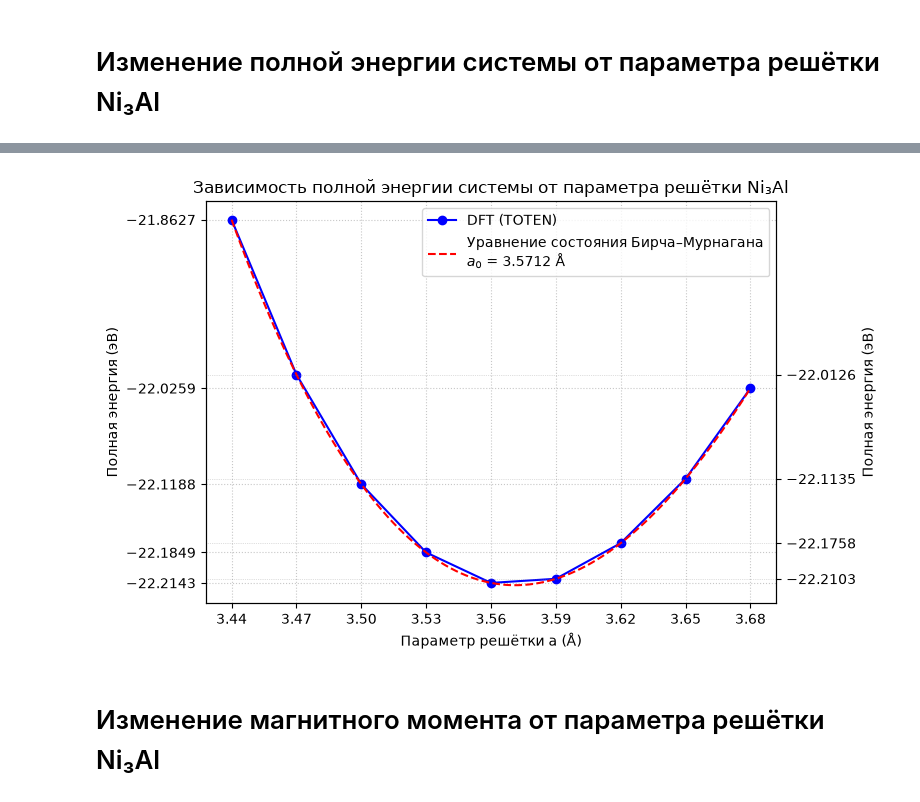
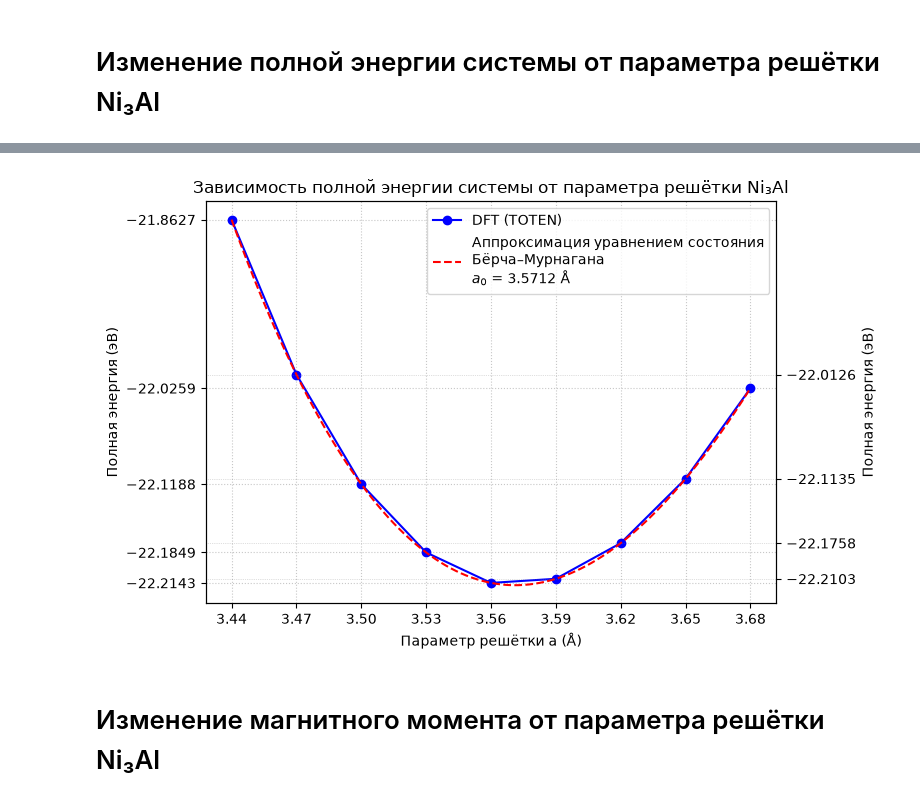
Before and after one commit to hherpa/HEA_L12, a Jupyter notebook: DFT/example_Ni3Al/run_06/run_06_VASP_analysis.ipynb, the cells around one changed output, grey strips where cells are left out. Cells and saved outputs as stored; diff of their text form; code cells hidden in the pictures.

```diff
--- a/DFT/example_Ni3Al/run_06/run_6_VASP_analysis.ipynb
+++ b/DFT/example_Ni3Al/run_06/run_06_VASP_analysis.ipynb
@@ -279,35 +388,35 @@ df_energy
 fig, ax1 = plt.subplots(figsize=(8, 5))
 ax1.plot(a_values, energies, marker='o', linestyle='-', color='b', label='DFT (TOTEN)')
 
 a_fit = np.linspace(min(a_values), max(a_values), 200)
 v_fit = a_fit**3
 eta = (v0 / v_fit) ** (2/3)
 e_fit = e0 + (9/16) * b0 * v0 * ((eta - 1)**3 * b1 + (eta - 1)**2 * (6 - 4*eta))
 
-ax1.plot(a_fit, e_fit, 'r--', label=f'Уравнение состояния Бирча–Мурнагана\n$a_0$ = {a0:.4f} Å')
+ax1.plot(a_fit, e_fit, 'r--', label=f'Аппроксимация уравнением состояния\nБёрча–Мурнагана\n$a_0$ = {a0:.4f} Å')
 ax1.set_xlabel('Параметр решётки a (Å)')
 ax1.set_ylabel('Полная энергия (эВ)')
 ax1.set_title('Зависимость полной энергии системы от параметра решётки Ni₃Al')
 ax1.set_xticks(a_values)
 ax1.grid(True, linestyle=':', alpha=0.7)
 
 sorted_e = sorted(energies)
 left_e = [sorted_e[i] for i in range(len(sorted_e)) if i % 2 == 0]
 right_e = [sorted_e[i] for i in range(len(sorted_e)) if i % 2 == 1]
 ax1.set_yticks(left_e)
 for v in right_e:
     ax1.axhline(y=v, color='gray', linestyle=':', linewidth=0.5, alpha=0.5)
 
 ax2 = ax1.twinx()
 ax2.set_ylim(ax1.get_ylim())
 ax2.set_yticks(right_e)
 ax2.set_ylabel('Полная энергия (эВ)')
 
 ax1.legend()
 fig.tight_layout()
 plt.show()
 # %% [output]
-[figure, old version]
+[figure, new version]
 # %% [markdown]
 # Изменение магнитного момента от параметра решётки Ni₃Al
 # %%
```
Also changed, not shown: parts of 11 cells of this notebook, 1 other file.
